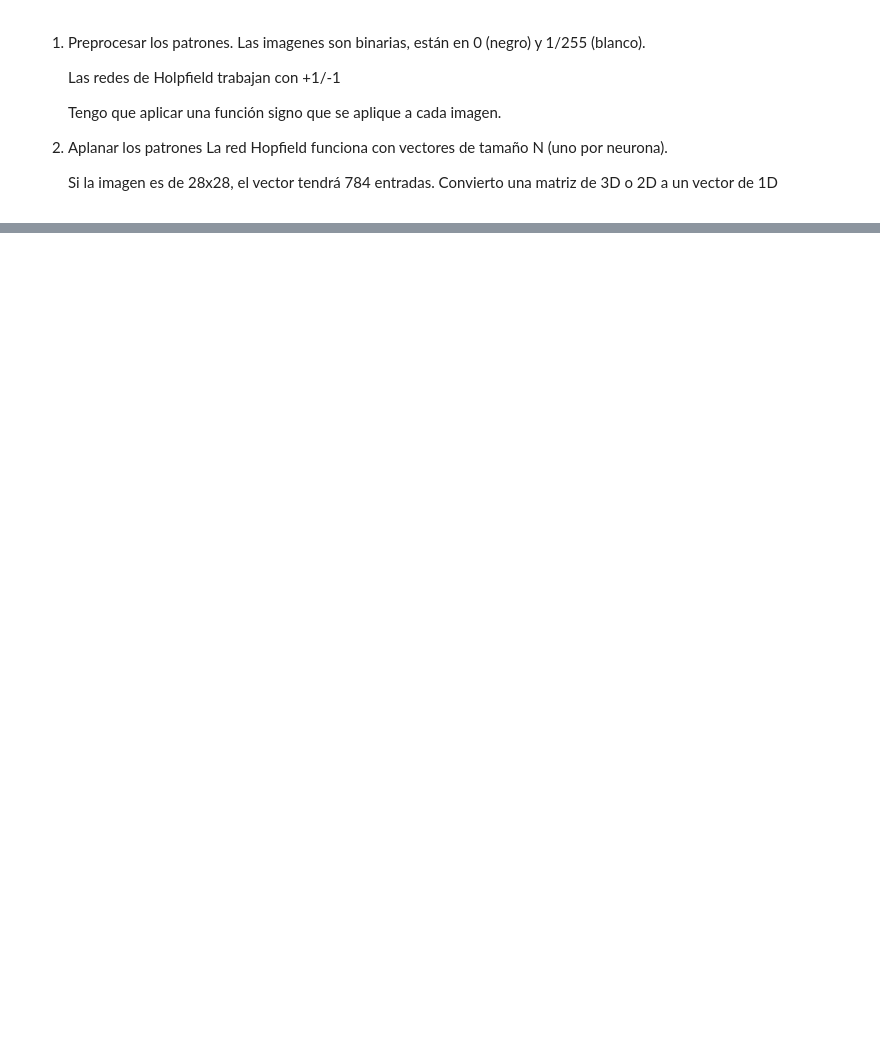
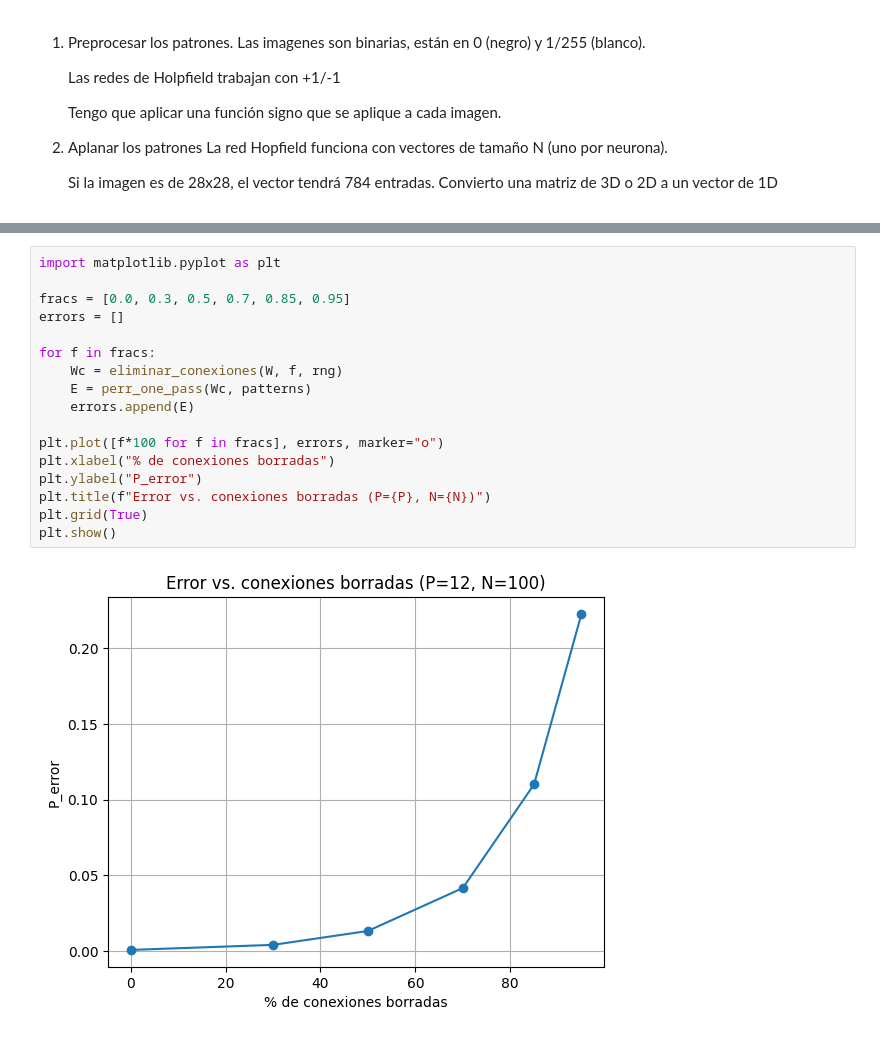
Before and after one commit to camifezz/Redes-Neuronales, a Jupyter notebook: TP1/tp1.ipynb, the cells around one changed output, grey strips where cells are left out. Drawn from its saved outputs; the diff is of its cells as text; blank space fills up the shorter version.

```diff
--- a/TP1/tp1.ipynb
+++ b/TP1/tp1.ipynb
@@ -171,0 +615,19 @@ ValueError: not enough values to unpack (expected 2, got 1)
+# %%
+import matplotlib.pyplot as plt
+
+fracs = [0.0, 0.3, 0.5, 0.7, 0.85, 0.95]
+errors = []
+
+for f in fracs:
+    Wc = eliminar_conexiones(W, f, rng)
+    E = perr_one_pass(Wc, patterns)
+    errors.append(E)
+
+plt.plot([f*100 for f in fracs], errors, marker="o")
+plt.xlabel("% de conexiones borradas")
+plt.ylabel("P_error")
+plt.title(f"Error vs. conexiones borradas (P={P}, N={N})")
+plt.grid(True)
+plt.show()
+# %% [output]
+[figure, added]
```
Also changed, not shown: parts of 66 cells of this notebook, 33 other files.
